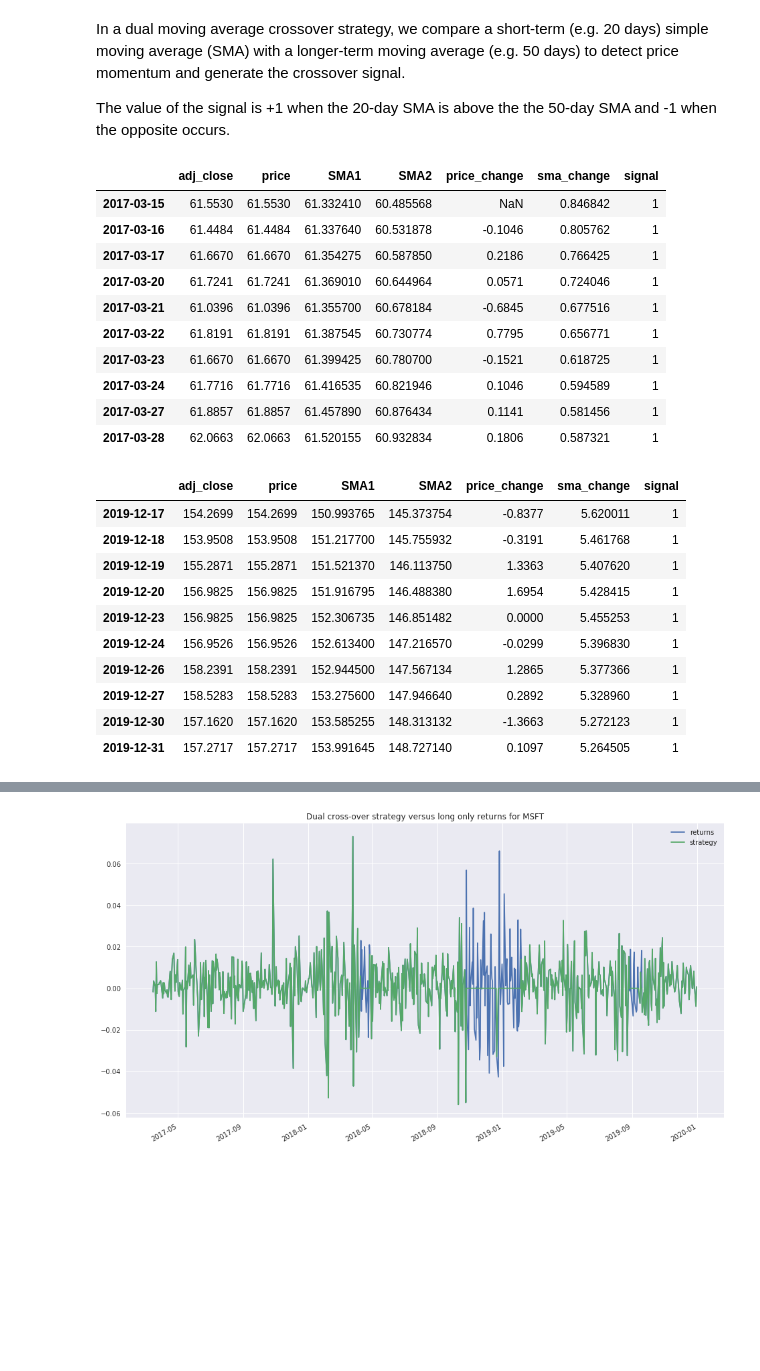
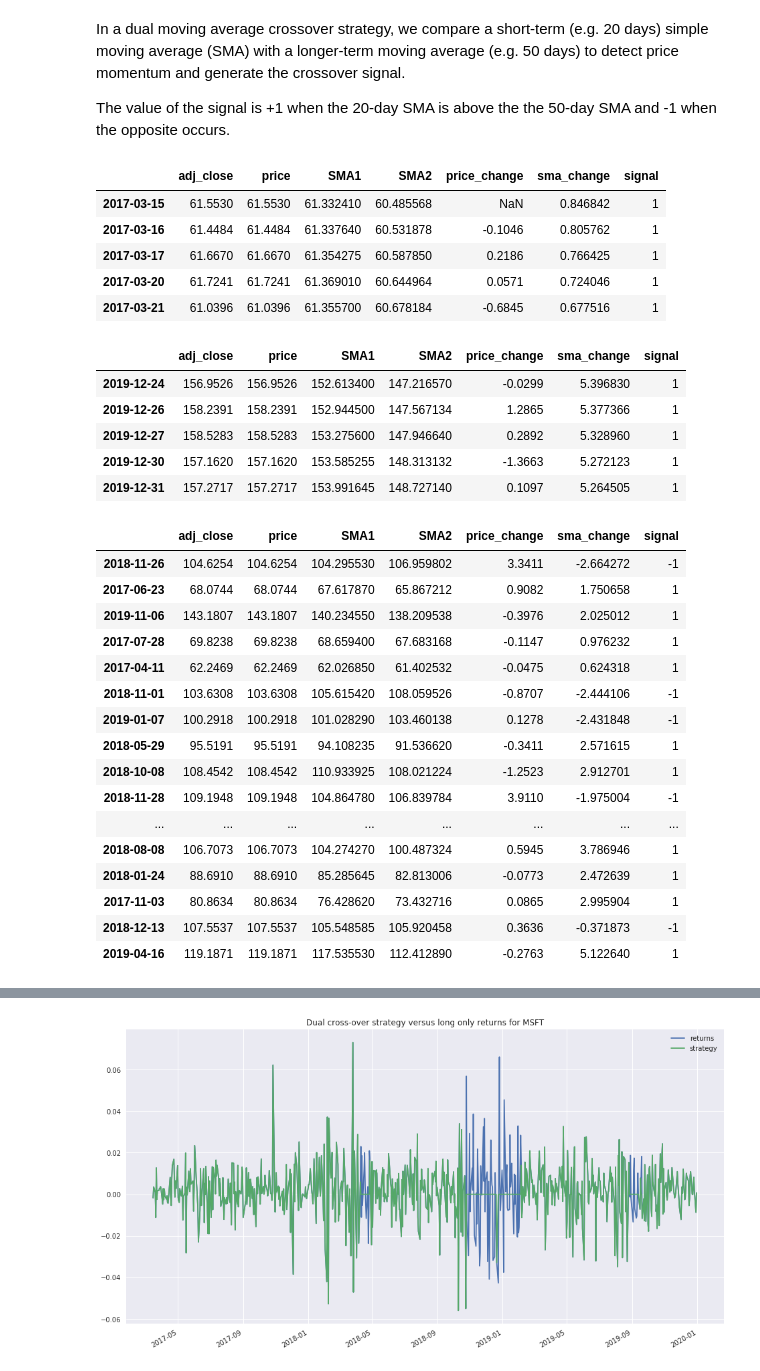
Before and after one commit to daines-analytics/quant-finance-projects, a Jupyter notebook: py-algotrading-kanungo-dual-ma-crossover-take3/py-algotrading-kanungo-dual-ma-crossover-take3.ipynb, the cells around one changed output, grey strips where cells are left out. Saved outputs shown, nothing was run; the diff lists cells and outputs as text; code cells hidden in the pictures; blank space fills up the shorter version.

```diff
--- a/py-algotrading-kanungo-dual-ma-crossover-take3/py-algotrading-kanungo-dual-ma-crossover-take3.ipynb
+++ b/py-algotrading-kanungo-dual-ma-crossover-take3/py-algotrading-kanungo-dual-ma-crossover-take3.ipynb
@@ -472,35 +472,45 @@ The value of the signal is +1 when the 20-day SMA is above the the 50-day SMA an
 # %%
 # Generate the trading signals (1 : Buying, -1 : Selling)
 trading_model['price_change'] = trading_model['price'].diff()
 trading_model['sma_change'] = trading_model['SMA1'] - trading_model['SMA2']
 trading_model['signal']= np.where(trading_model['sma_change'] > 0, 1, -1)
-trading_model.head(10)
+trading_model.head()
 # %% [output]
 |  | adj_close | price | SMA1 | SMA2 | price_change | sma_change | signal |
 | 2017-03-15 | 61.5530 | 61.5530 | 61.332410 | 60.485568 | NaN | 0.846842 | 1 |
 | 2017-03-16 | 61.4484 | 61.4484 | 61.337640 | 60.531878 | -0.1046 | 0.805762 | 1 |
 | 2017-03-17 | 61.6670 | 61.6670 | 61.354275 | 60.587850 | 0.2186 | 0.766425 | 1 |
 | 2017-03-20 | 61.7241 | 61.7241 | 61.369010 | 60.644964 | 0.0571 | 0.724046 | 1 |
 | 2017-03-21 | 61.0396 | 61.0396 | 61.355700 | 60.678184 | -0.6845 | 0.677516 | 1 |
-| 2017-03-22 | 61.8191 | 61.8191 | 61.387545 | 60.730774 | 0.7795 | 0.656771 | 1 |
-| 2017-03-23 | 61.6670 | 61.6670 | 61.399425 | 60.780700 | -0.1521 | 0.618725 | 1 |
-| 2017-03-24 | 61.7716 | 61.7716 | 61.416535 | 60.821946 | 0.1046 | 0.594589 | 1 |
-| 2017-03-27 | 61.8857 | 61.8857 | 61.457890 | 60.876434 | 0.1141 | 0.581456 | 1 |
-| 2017-03-28 | 62.0663 | 62.0663 | 61.520155 | 60.932834 | 0.1806 | 0.587321 | 1 |
 # %%
-trading_model.tail(10)
+trading_model.tail()
 # %% [output]
 |  | adj_close | price | SMA1 | SMA2 | price_change | sma_change | signal |
-| 2019-12-17 | 154.2699 | 154.2699 | 150.993765 | 145.373754 | -0.8377 | 5.620011 | 1 |
-| 2019-12-18 | 153.9508 | 153.9508 | 151.217700 | 145.755932 | -0.3191 | 5.461768 | 1 |
-| 2019-12-19 | 155.2871 | 155.2871 | 151.521370 | 146.113750 | 1.3363 | 5.407620 | 1 |
-| 2019-12-20 | 156.9825 | 156.9825 | 151.916795 | 146.488380 | 1.6954 | 5.428415 | 1 |
-| 2019-12-23 | 156.9825 | 156.9825 | 152.306735 | 146.851482 | 0.0000 | 5.455253 | 1 |
 | 2019-12-24 | 156.9526 | 156.9526 | 152.613400 | 147.216570 | -0.0299 | 5.396830 | 1 |
 | 2019-12-26 | 158.2391 | 158.2391 | 152.944500 | 147.567134 | 1.2865 | 5.377366 | 1 |
 | 2019-12-27 | 158.5283 | 158.5283 | 153.275600 | 147.946640 | 0.2892 | 5.328960 | 1 |
 | 2019-12-30 | 157.1620 | 157.1620 | 153.585255 | 148.313132 | -1.3663 | 5.272123 | 1 |
 | 2019-12-31 | 157.2717 | 157.2717 | 153.991645 | 148.727140 | 0.1097 | 5.264505 | 1 |
+# %%
+trading_model.sample(n=20, random_state=seedNum)
+# %% [output]
+|  | adj_close | price | SMA1 | SMA2 | price_change | sma_change | signal |
+| 2018-11-26 | 104.6254 | 104.6254 | 104.295530 | 106.959802 | 3.3411 | -2.664272 | -1 |
+| 2017-06-23 | 68.0744 | 68.0744 | 67.617870 | 65.867212 | 0.9082 | 1.750658 | 1 |
+| 2019-11-06 | 143.1807 | 143.1807 | 140.234550 | 138.209538 | -0.3976 | 2.025012 | 1 |
+| 2017-07-28 | 69.8238 | 69.8238 | 68.659400 | 67.683168 | -0.1147 | 0.976232 | 1 |
+| 2017-04-11 | 62.2469 | 62.2469 | 62.026850 | 61.402532 | -0.0475 | 0.624318 | 1 |
+| 2018-11-01 | 103.6308 | 103.6308 | 105.615420 | 108.059526 | -0.8707 | -2.444106 | -1 |
+| 2019-01-07 | 100.2918 | 100.2918 | 101.028290 | 103.460138 | 0.1278 | -2.431848 | -1 |
+| 2018-05-29 | 95.5191 | 95.5191 | 94.108235 | 91.536620 | -0.3411 | 2.571615 | 1 |
+| 2018-10-08 | 108.4542 | 108.4542 | 110.933925 | 108.021224 | -1.2523 | 2.912701 | 1 |
+| 2018-11-28 | 109.1948 | 109.1948 | 104.864780 | 106.839784 | 3.9110 | -1.975004 | -1 |
+| ... | ... | ... | ... | ... | ... | ... | ... |
+| 2018-08-08 | 106.7073 | 106.7073 | 104.274270 | 100.487324 | 0.5945 | 3.786946 | 1 |
+| 2018-01-24 | 88.6910 | 88.6910 | 85.285645 | 82.813006 | -0.0773 | 2.472639 | 1 |
+| 2017-11-03 | 80.8634 | 80.8634 | 76.428620 | 73.432716 | 0.0865 | 2.995904 | 1 |
+| 2018-12-13 | 107.5537 | 107.5537 | 105.548585 | 105.920458 | 0.3636 | -0.371873 | -1 |
+| 2019-04-16 | 119.1871 | 119.1871 | 117.535530 | 112.412890 | -0.2763 | 5.122640 | 1 |
 # %%
 if notifyStatus: email_notify("Task 3. Develop Strategy and Fit Models completed! "+datetime.now().strftime('%a %B %d, %Y %I:%M:%S %p'))
 # %% [markdown]
```
Also changed, not shown: parts of 12 cells of this notebook, 1 other file.
